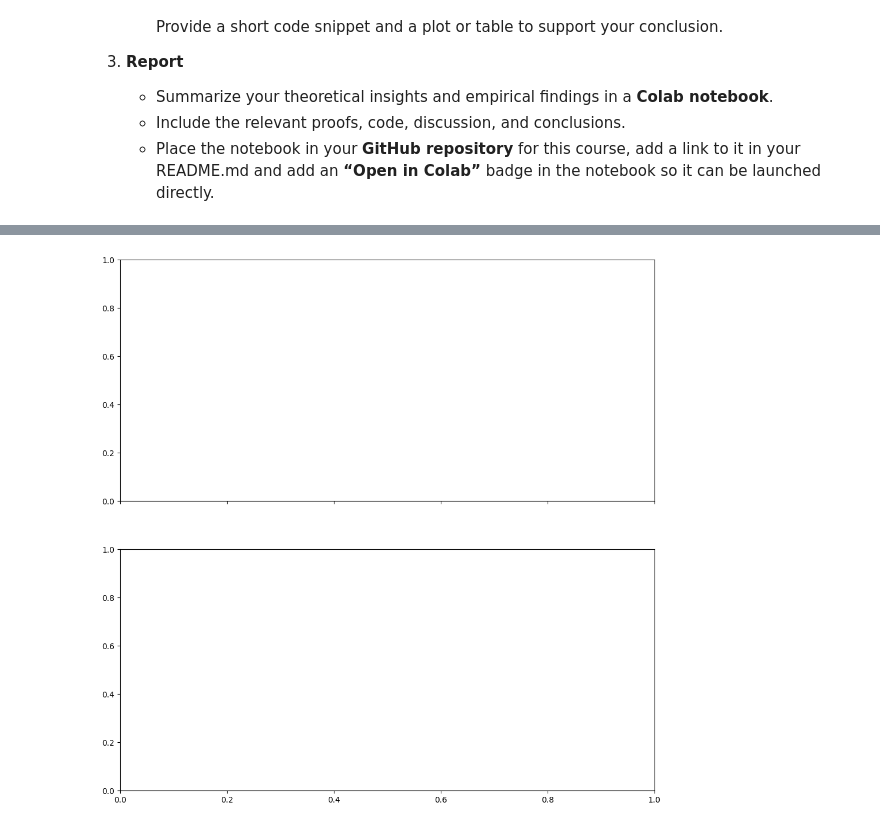
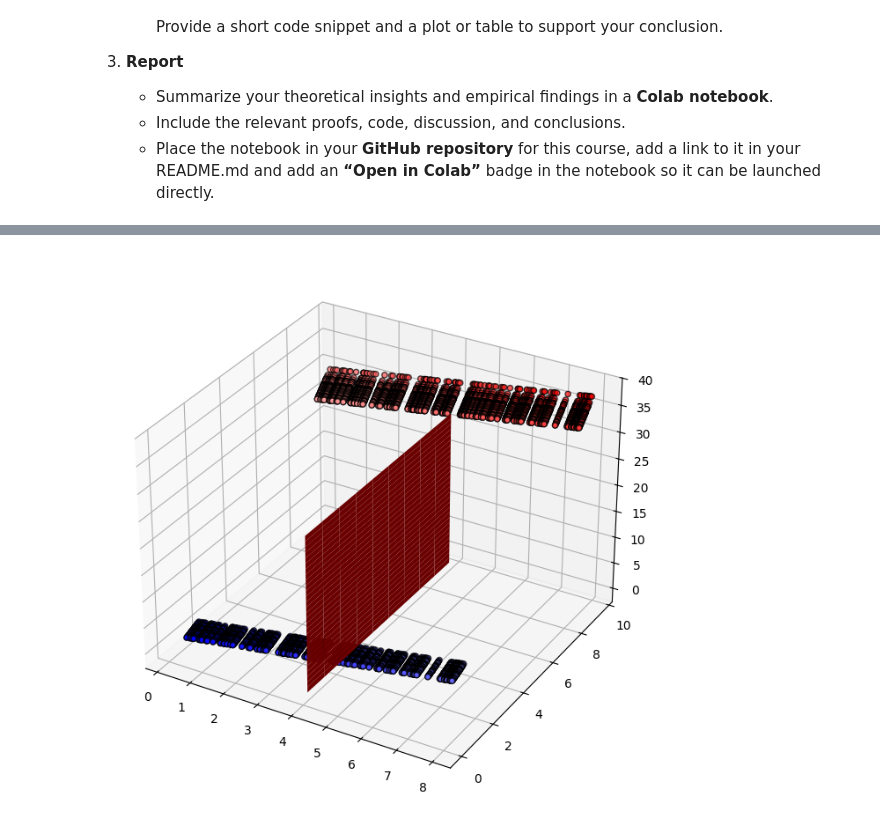
Before and after one commit to krzysztof-kar/ML2025, a Jupyter notebook: Lab06_tree-methods_prdom.ipynb, the cells around one changed output, grey strips where cells are left out. Drawn from its saved outputs; the diff is of its cells as text; code cells hidden in the pictures.

```diff
--- a/Lab06_tree-methods_prdom.ipynb
+++ b/Lab06_tree-methods_prdom.ipynb
@@ -94,23 +94,27 @@ Many treatments of CART for regression describe the split selection process in d
 import numpy as np
 import matplotlib.pyplot as plt
 
+
+fig = plt.figure(figsize=(12, 8))
+ax = fig.add_subplot(111, projection='3d')
+
 # Step 1: Generate synthetic data
-np.random.seed(42)
-rs = np.random.RandomState(1234)
+np.random.seed(48903125)
 
 
 n_samples = 100
 # X is the input features by row.
 Y = np.zeros(n_samples)
-Y[:n_samples//2] = np.random.normal(2, 1, n_samples//2)
-Y[n_samples//2:] = np.random.normal(7, 1, n_samples//2)
+Y[:n_samples//2] = np.random.normal(1, 0.2, n_samples//2)
+Y[n_samples//2:] = np.random.normal(9, 0.2, n_samples//2)
 Y = np.sort(Y)
 
-X1 = np.sort((np.random.rand(100) * 10))
+X1 = np.sort((np.random.rand(100) * 8))
 
 x1,y1 = np.meshgrid(X1,Y)
 
-y = np.log(x1+y1) + np.random.normal(0, 0.3)  # Noisy sine wave
+y = y1**1.5+x1 + np.random.normal(0, 0.3)  # Noisy sine wave
+print(y)
 
 # Step 2: Analyze possible splits and compute SSR
 def compute_ssr(y):
@@ -119,55 +123,72 @@ def compute_ssr(y):
 
 best_ssr = float('inf')
 best_split = None
-ssr_list = []
+ssr_list_x = []
+ssr_list_y = []
+chosen_variable = ""
 
 # Consider splits between adjacent sorted X values
-for i in range(1, len(X)):
-    threshold = (X[i - 1] + X[i]) / 2
+
+for i in range(1, len(X1)):
+    threshold = (X1[i - 1] + X1[i]) / 2
 
     # Split data using boolean masks
-    left_mask = X < threshold
-    right_mask = X >= threshold
+    left_mask = X1 < threshold
+    right_mask = X1 >= threshold
 
     # Calculate SSR for each region
     ssr_left = compute_ssr(y[left_mask])
     ssr_right = compute_ssr(y[right_mask])
     total_ssr = ssr_left + ssr_right
 
-    ssr_list.append((threshold, total_ssr))
+    ssr_list_x.append((threshold, total_ssr))
 
     # Keep track of the best split
     if total_ssr < best_ssr:
         best_ssr = total_ssr
         best_split = threshold
+        chosen_variable = "X"
 
+for i in range(1, len(Y)):
+    threshold = (Y[i - 1] + Y[i]) / 2
+
+    # Split data using boolean masks
+    left_mask = Y < threshold
+    right_mask = Y >= threshold
+
+    # Calculate SSR for each region
+    ssr_left = compute_ssr(y[left_mask])
+    ssr_right = compute_ssr(y[right_mask])
+    total_ssr = ssr_left + ssr_right
+
+    ssr_list_y.append((threshold, total_ssr))
+
+    # Keep track of the best split
+    if total_ssr < best_ssr:
+        best_ssr = total_ssr
+        best_split = threshold
+        chosen_variable = "Y"
+print(chosen_variable)
 # Visualize the data, splits, and the best split along with SSR values
-fig, axes = plt.subplots(2, 1, figsize=(12, 12), sharex=True)  # Two vertically aligned subplots
+#fig, axes = plt.subplots(2, 1, figsize=(12, 12), sharex=True)  # Two vertically aligned subplots
+
+ax.scatter(x1, y1, y, c=y, cmap='bwr', edgecolors='k', s=20, alpha=0.7, label='Data Points')
+
 
 # First subplot: Original data with split lines
-axes[0].scatter(x1,y1, y, color='blue', label='Data Points', s=30)
+#axes[0].scatter(x1,y1, y, color='blue', label='Data Points', s=30)
 
-for threshold, ssr in ssr_list:
-    axes[0].axvline(x=threshold, color='gray', linestyle='--', alpha=0.2)
 
-axes[0].axvline(x=best_split, color='red', linestyle='-', linewidth=2, label=f'Best Split at x={best_split:.2f}')
-axes[0].set_title('Analyzing and Selecting Best Split Based on SSR')
-axes[0].set_ylabel('Target y')
-axes[0].legend()
+yy, zz = np.meshgrid(range(10), range(30))
+xx = yy*0+best_split
 
-# Second subplot: SSR values for each split
-thresholds, ssrs = zip(*ssr_list)
-axes[1].plot(thresholds, ssrs, marker='o', color='purple')
-axes[1].axvline(x=best_split, color='red', linestyle='--', label=f'Best Split at x={best_split:.2f}')
-axes[1].set_title('Sum of Squared Residuals (SSR) for Each Possible Split (TOTAL SSR)')
-axes[1].set_xlabel('Threshold Value')
-axes[1].set_ylabel('SSR')
-axes[1].legend()
+#for threshold, ssr in ssr_list:
+    #ax.plot_surface(yy,zz,yy*threshold, color='gray', linestyle='--', alpha=0.2)
+ax.plot_surface(xx, yy, zz, color='red', linestyle='-', linewidth=2, label=f'Best Split at x={best_split:.2f}')
 
-# Adjust layout for better spacing
-plt.tight_layout()
+
 plt.show()
 
 
-print(f"Best split at x = {best_split:.2f} with TOTAL SSR = {best_ssr:.2f}")
+print(f"Best split at {chosen_variable} = {best_split:.2f} with TOTAL SSR = {best_ssr:.2f}")
 # %% [output]
@@ -175 +209 @@ TypeError: Axes.scatter() got multiple values for argument 's'
-[figure, old version]
+[figure, new version]
```
Also changed, not shown: parts of 3 cells of this notebook.
